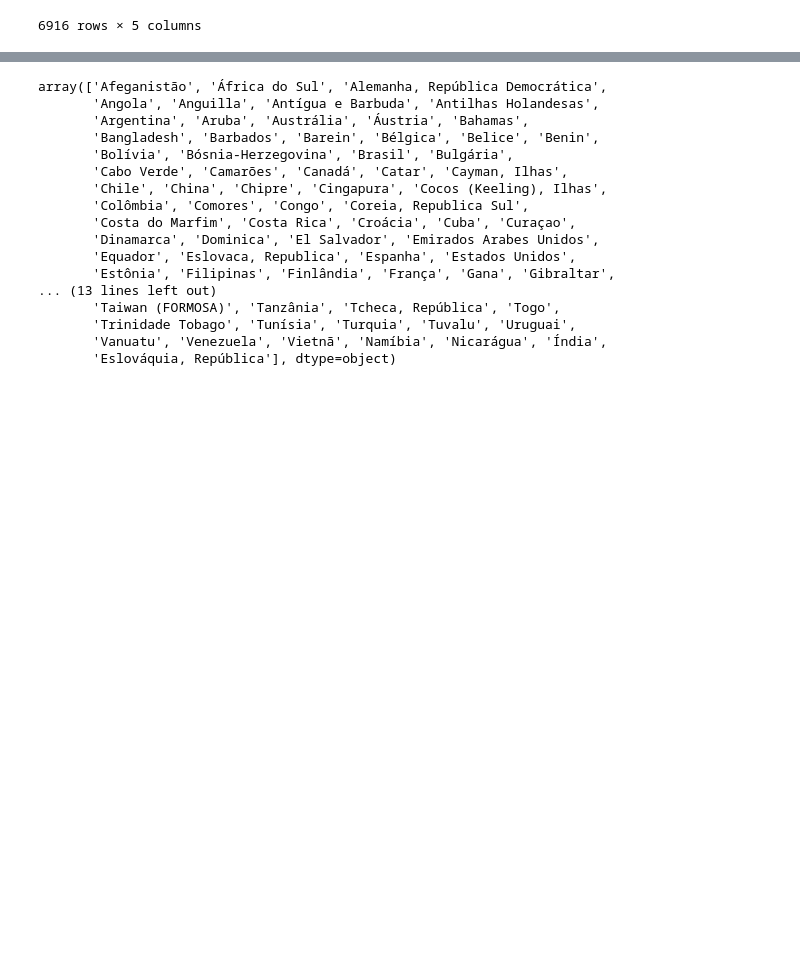
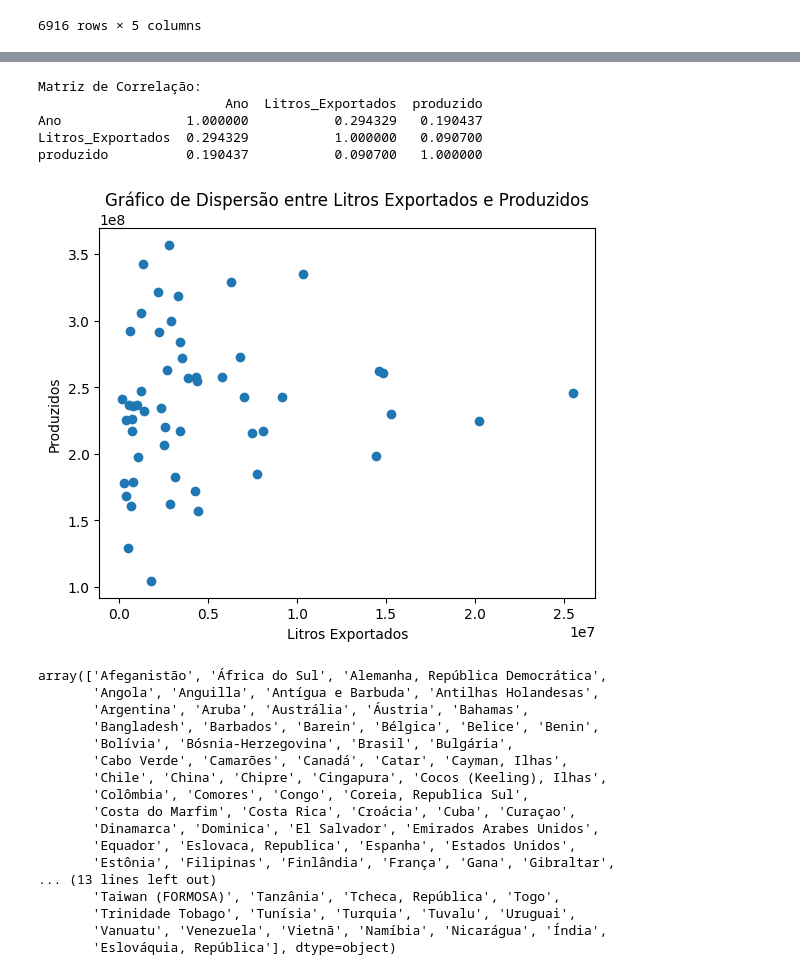
Before and after one commit to eugeniogdiniz/Grupo_posFiap, a Jupyter notebook: scr/producao_bases.ipynb, the cells around one changed output, grey strips where cells are left out. Cells and saved outputs as stored; diff of their text form; code cells hidden in the pictures; blank space fills up the shorter version.

```diff
--- a/scr/producao_bases.ipynb
+++ b/scr/producao_bases.ipynb
@@ -182,3 +173,8 @@ tabela_exportacao
 | 6914 | Índia | NaN | NaN | NaN | Ásia |
 | 6915 | Eslováquia, República | NaN | NaN | NaN | Europa |
 6916 rows × 5 columns
+# %%
+tabela_exportacao_agrupada = tabela_exportacao[['Ano', 'Litros_Exportados']].groupby(['Ano']).agg({'Litros_Exportados': 'sum'}).reset_index()
+tabela_exportacao_agrupada = pd.merge(left=tabela_exportacao_agrupada, right=df_producao_anual_vinho_mesa_agrupado, how='outer', on='Ano')
+tabela_exportacao_agrupada.drop('tipo_vinho', axis=1, inplace=True)
+tabela_exportacao_agrupada.head()
@@ -185,3 +188,30 @@ tabela_exportacao
+# %%
+import numpy as np
+import pandas as pd
+import matplotlib.pyplot as plt
+
+# Calcule a matriz de correlação
+correlation_matrix = tabela_exportacao_agrupada.corr()
+
+# Crie um gráfico de dispersão
+plt.scatter(tabela_exportacao_agrupada['Litros_Exportados'], tabela_exportacao_agrupada['produzido'])
+plt.title('Gráfico de Dispersão entre Litros Exportados e Produzidos')
+plt.xlabel('Litros Exportados')
+plt.ylabel('Produzidos')
+
+# Exiba a matriz de correlação
+print('Matriz de Correlação:')
+print(correlation_matrix)
+
+# Mostre o gráfico
+plt.show()
+# %% [output]
+Matriz de Correlação:
+                        Ano  Litros_Exportados  produzido
+Ano                1.000000           0.294329   0.190437
+Litros_Exportados  0.294329           1.000000   0.090700
+produzido          0.190437           0.090700   1.000000
+[figure, added]
 # %%
 with pd.ExcelWriter(f'/home/eugenio/Documentos/Pos/PosTechDataScience_Fiap/Grupo_posFiap/bases/vinho/planilha_vinhos.xlsx') as writer:
             tabela_exportacao.to_excel(writer, sheet_name='tabela_exportacao', index=False)
```
Also changed, not shown: parts of 2 cells of this notebook, 1 other file.
